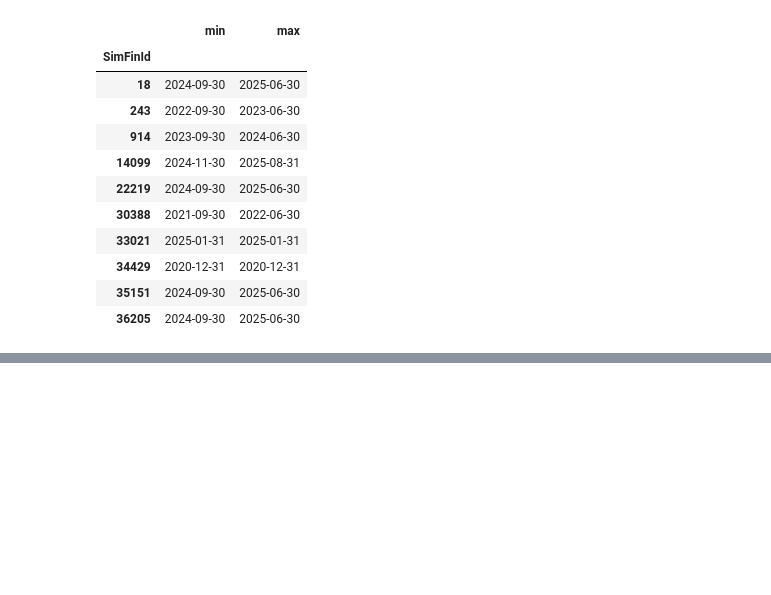
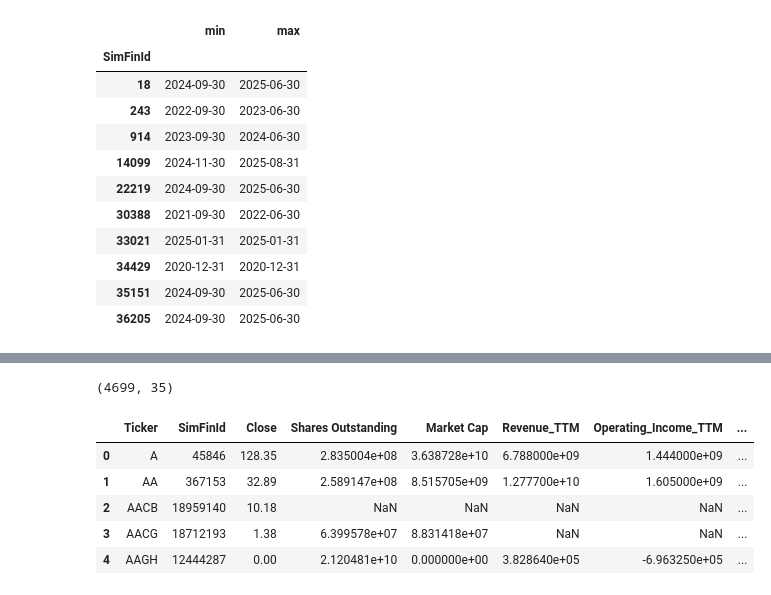
Before and after one commit to finnrcase/Econ_430_proj_1, a Jupyter notebook: notebooks/01_build_dataset.ipynb, the cells around one changed output, grey strips where cells are left out. Saved outputs shown, nothing was run; the diff lists cells and outputs as text; code cells hidden in the pictures; blank space fills up the shorter version.

```diff
--- a/notebooks/01_build_dataset.ipynb
+++ b/notebooks/01_build_dataset.ipynb
@@ -528,0 +969,13 @@ cashflow_latest4.groupby('SimFinId').size().value_counts()
+# %%
+final_data.shape
+# %% [output]
+(4699, 35)
+# %%
+final_data.head()
+# %% [output]
+|  | Ticker | SimFinId | Close | Shares Outstanding | Market Cap | Revenue_TTM | Operating_Income_TTM | ... |
+| 0 | A | 45846 | 128.35 | 2.835004e+08 | 3.638728e+10 | 6.788000e+09 | 1.444000e+09 | ... |
+| 1 | AA | 367153 | 32.89 | 2.589147e+08 | 8.515705e+09 | 1.277700e+10 | 1.605000e+09 | ... |
+| 2 | AACB | 18959140 | 10.18 | NaN | NaN | NaN | NaN | ... |
+| 3 | AACG | 18712193 | 1.38 | 6.399578e+07 | 8.831418e+07 | NaN | NaN | ... |
+| 4 | AAGH | 12444287 | 0.00 | 2.120481e+10 | 0.000000e+00 | 3.828640e+05 | -6.963250e+05 | ... |
```
Also changed, not shown: parts of 105 cells of this notebook.
